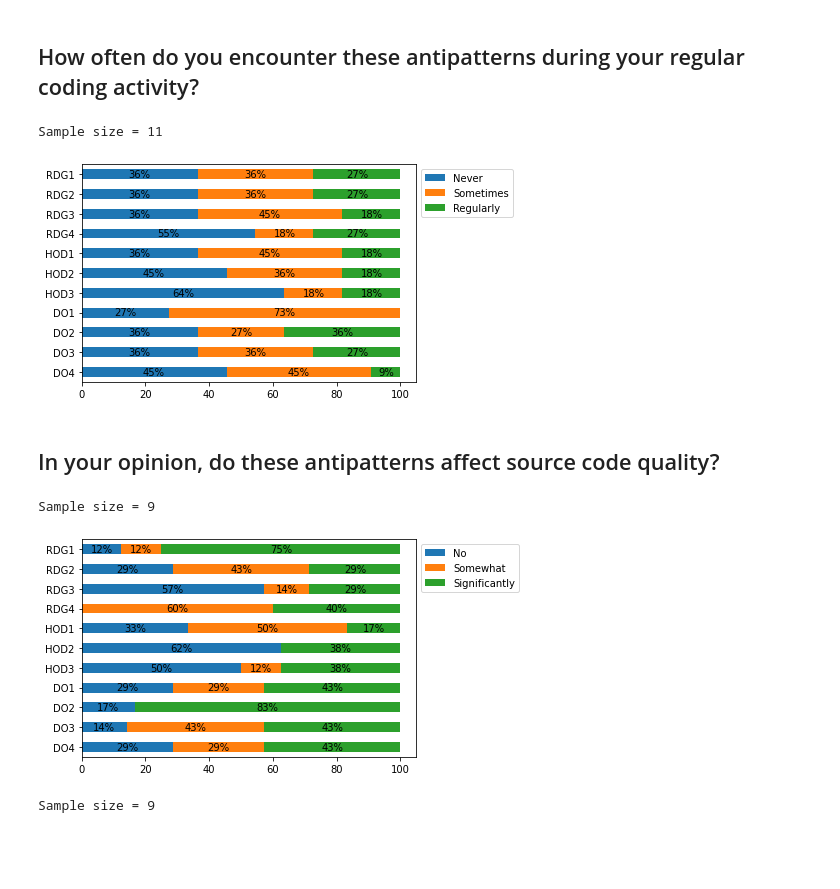
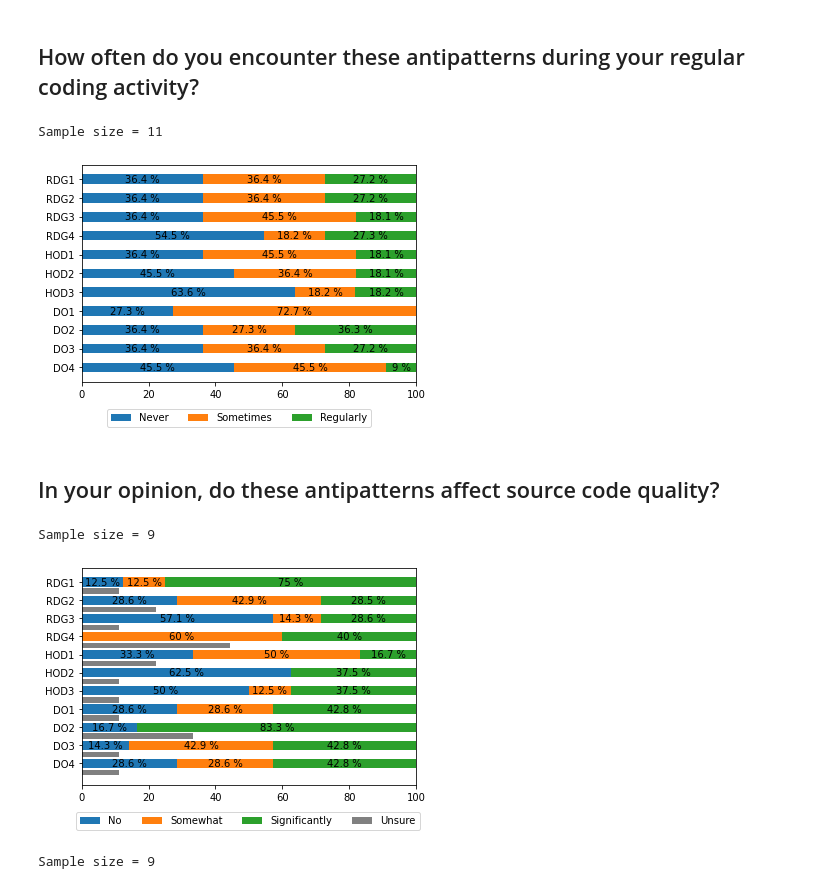
Before and after one commit to anoauthor/SCAM_online_appendix_274, a Jupyter notebook: survey/Analysis.ipynb, the cells around one changed output. Drawn from its saved outputs; the diff is of its cells as text; code cells hidden in the pictures; blank space fills up the shorter version.

```diff
--- a/survey/Analysis.ipynb
+++ b/survey/Analysis.ipynb
@@ -115,43 +116,45 @@ plt.show()
 # %%
 print('Sample size = ' + str(df['SmellsQ2_11'].count()))
 plot_df = pd.DataFrame()
 for i in range(1, 12):
     plot_df[f'SmellsQ2_{i}'] = (df.groupby(f'SmellsQ2_{i}').size().sort_values(ascending=False) / df.groupby(f'SmellsQ2_{i}').size().sum()) * 100
 plot_df = plot_df.rename(columns = {'SmellsQ2_1': 'RDG1',
                      'SmellsQ2_2': 'RDG2',
                      'SmellsQ2_3': 'RDG3',
                      'SmellsQ2_4': 'RDG4',
                      'SmellsQ2_5': 'HOD2',
                      'SmellsQ2_6': 'HOD1',
                      'SmellsQ2_7': 'HOD3',
                      'SmellsQ2_8': 'DO4',
                      'SmellsQ2_9': 'DO3',
                      'SmellsQ2_10': 'DO1',
                      'SmellsQ2_11': 'DO2'})
 l = ['RDG1', 'RDG2', 'RDG3', 'RDG4', 'HOD1', 'HOD2', 'HOD3', 'DO1', 'DO2', 'DO3', 'DO4']
 l.reverse()
 plot_df = plot_df[l]
 plot_df = plot_df.transpose()
 plot_df = plot_df[['Never', 'Sometimes - I observed them only in few projects and commits.', 'Regularly - I see them as recurring problems in our projects.']]
-plot_df.plot(kind='barh', stacked=True, mark_right=True)
-indexes = list(plot_df.index)
-indexes.reverse()
-for ind in range(len(indexes)):
-    sume = 0
-    for bar in plot_df.columns:
-        value = plot_df.at[indexes[ind],bar]
-        if not pd.isnull(value):
-            x = sume + (value / 2)
-            y = 10 - ind
-            plt.text(x, y, str(round(value)) + '%', va = 'center', ha = 'center')
-            sume += value
 
-plt.gca().legend(bbox_to_anchor=(1, 1), labels=['Never', 'Sometimes', 'Regularly'])
-# plt.savefig('hbarcharts_Q2_withP_no_title.png', bbox_inches='tight')
+for c in plot_df:
+    plot_df[c] = plot_df[c].round(1)
+plot_df['Regularly - I see them as recurring problems in our projects.'] = 100 - plot_df['Sometimes - I observed them only in few projects and commits.'] - plot_df['Never']
+plot_df.at['DO1', 'Regularly - I see them as recurring problems in our projects.'] = np.nan
+fig, ax = plt.subplots(1, 1)
+
+ax.barh(plot_df.index, plot_df['Never'], 0.5)
+ax.barh(plot_df.index, plot_df['Sometimes - I observed them only in few projects and commits.'], 0.5, left=plot_df['Never'].fillna(0))
+ax.barh(plot_df.index, plot_df['Regularly - I see them as recurring problems in our projects.'], 0.5, left=plot_df['Never'].fillna(0) + plot_df['Sometimes - I observed them only in few projects and commits.'].fillna(0))
+
+
+for bars in ax.containers:
+    ax.bar_label(bars, label_type='center', fmt='%g %%')
+
+plt.gca().legend(bbox_to_anchor=(0.88, -0.1), labels=['Never', 'Sometimes', 'Regularly'], ncol=3)
+plt.savefig('hbarcharts_Q2_withP_no_title.png', bbox_inches='tight')
 plt.show()
 # %% [output]
 Sample size = 11
-[figure, old version]
+[figure, new version]
 # %% [markdown]
 ## In your opinion, do these antipatterns affect source code quality?
 # %%
@@ -181,26 +184,31 @@ l.reverse()
 plot_df = plot_df[l]
 plot_df = plot_df.transpose()
 plot_df = plot_df[['No – I would not refactor it', 'Somewhat – Yes, but I would not refactor it', 'Significantly – Yes, I would refactor it']]
-plot_df.plot(kind='barh', stacked=True, mark_right=True)
+#plot_df.plot(kind='barh', stacked=True, mark_right=True)
 indexes = list(plot_df.index)
 indexes.reverse()
-for ind in range(len(indexes)):
-    sume = 0
-    for bar in plot_df.columns:
-        value = plot_df.at[indexes[ind],bar]
-        if not pd.isnull(value):
-            x = sume + (value / 2)
-            y = 10 - ind
-            plt.text(x, y, str(round(value)) + '%', va = 'center', ha = 'center')
-            sume += value
+for c in plot_df:
+    plot_df[c] = plot_df[c].round(1)
+plot_df['Significantly – Yes, I would refactor it'] = 100 - plot_df['No – I would not refactor it'].fillna(0) - plot_df['Somewhat – Yes, but I would not refactor it'].fillna(0)
+unsure_indexes = [i-0.5 for i in range(11)]
+fig, ax = plt.subplots()
+ax.barh(plot_df.index, plot_df['No – I would not refactor it'], 0.5)
+ax.barh(plot_df.index, plot_df['Somewhat – Yes, but I would not refactor it'], 0.5, left=plot_df['No – I would not refactor it'].fillna(0))
+ax.barh(plot_df.index, plot_df['Significantly – Yes, I would refactor it'], 0.5, left=plot_df['No – I would not refactor it'].fillna(0) + plot_df['Somewhat – Yes, but I would not refactor it'].fillna(0))
+ax.barh(unsure_indexes, unsure_df['Unsure - Cannot answer'], 0.3, color='gray')
+
+for bars in ax.containers:
+    if bars.get_label() != '_container3':
+        ax.bar_label(bars, label_type='center', fmt='%g %%')
 
 
-plt.gca().legend(bbox_to_anchor=(1, 1), labels=['No', 'Somewhat', 'Significantly'])
-# plt.savefig('hbarcharts_Q3_withP_no_title_no_unsure.png', bbox_inches='tight')
+plt.gca().legend(bbox_to_anchor=(1.025, -0.1), labels=['No', 'Somewhat', 'Significantly', 'Unsure'], ncol=4)
+plt.xlim(0,100)
+plt.savefig('hbarcharts_Q3_withP_no_title_unsure_ratio.png', bbox_inches='tight')
 plt.show()
 # %% [output]
 Sample size = 9
-[figure, old version]
+[figure, new version]
 # %%
 print('Sample size = ' + str(df['SmellsQ3_11'].count()))
 plot_df = pd.DataFrame()
```
Also changed, not shown: parts of 2 cells of this notebook, 4 other files.
